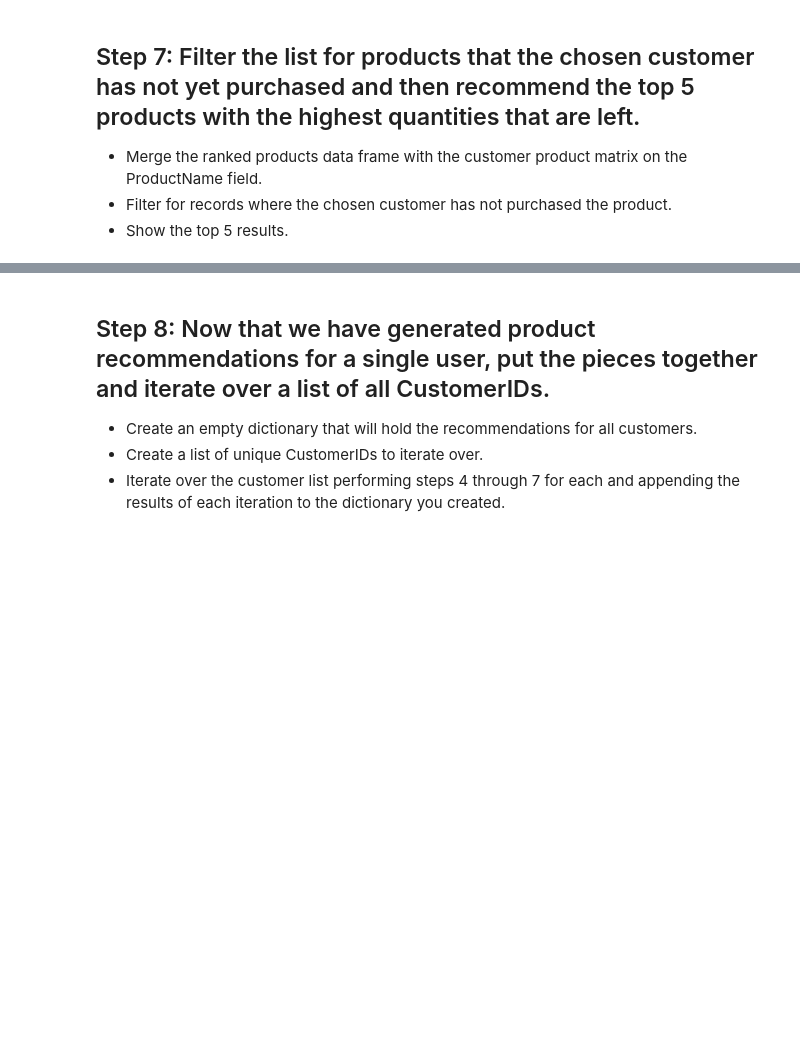
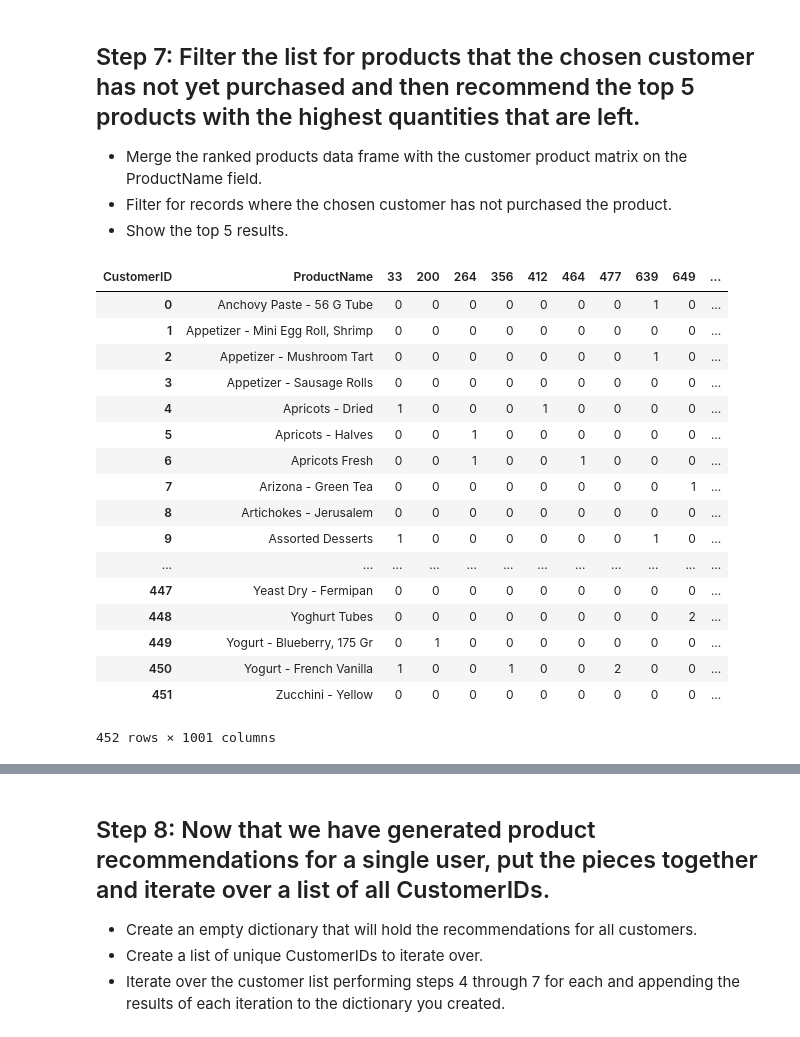
Before and after one commit to ta-datapt-bcn/lab-intro-recommender-systems, a Jupyter notebook: your-code/main.ipynb, the cells around one changed output, grey strips where cells are left out. Cells and saved outputs as stored; diff of their text form; code cells hidden in the pictures; blank space fills up the shorter version.

```diff
--- a/your-code/main.ipynb
+++ b/your-code/main.ipynb
@@ -146,3 +128,25 @@ top5.groupby(['ProductName'], as_index=False)["Quantity"].agg('sum').sort_values
 - Merge the ranked products data frame with the customer product matrix on the ProductName field.
 - Filter for records where the chosen customer has not purchased the product.
 - Show the top 5 results.
+# %%
+matrix2 = matrix.T.reset_index()
+matrix2
+# %% [output]
+| CustomerID | ProductName | 33 | 200 | 264 | 356 | 412 | 464 | 477 | 639 | 649 | ... |
+| 0 | Anchovy Paste - 56 G Tube | 0 | 0 | 0 | 0 | 0 | 0 | 0 | 1 | 0 | ... |
+| 1 | Appetizer - Mini Egg Roll, Shrimp | 0 | 0 | 0 | 0 | 0 | 0 | 0 | 0 | 0 | ... |
+| 2 | Appetizer - Mushroom Tart | 0 | 0 | 0 | 0 | 0 | 0 | 0 | 1 | 0 | ... |
+| 3 | Appetizer - Sausage Rolls | 0 | 0 | 0 | 0 | 0 | 0 | 0 | 0 | 0 | ... |
+| 4 | Apricots - Dried | 1 | 0 | 0 | 0 | 1 | 0 | 0 | 0 | 0 | ... |
+| 5 | Apricots - Halves | 0 | 0 | 1 | 0 | 0 | 0 | 0 | 0 | 0 | ... |
+| 6 | Apricots Fresh | 0 | 0 | 1 | 0 | 0 | 1 | 0 | 0 | 0 | ... |
+| 7 | Arizona - Green Tea | 0 | 0 | 0 | 0 | 0 | 0 | 0 | 0 | 1 | ... |
+| 8 | Artichokes - Jerusalem | 0 | 0 | 0 | 0 | 0 | 0 | 0 | 0 | 0 | ... |
+| 9 | Assorted Desserts | 1 | 0 | 0 | 0 | 0 | 0 | 0 | 1 | 0 | ... |
+| ... | ... | ... | ... | ... | ... | ... | ... | ... | ... | ... | ... |
+| 447 | Yeast Dry - Fermipan | 0 | 0 | 0 | 0 | 0 | 0 | 0 | 0 | 0 | ... |
+| 448 | Yoghurt Tubes | 0 | 0 | 0 | 0 | 0 | 0 | 0 | 0 | 2 | ... |
+| 449 | Yogurt - Blueberry, 175 Gr | 0 | 1 | 0 | 0 | 0 | 0 | 0 | 0 | 0 | ... |
+| 450 | Yogurt - French Vanilla | 1 | 0 | 0 | 1 | 0 | 0 | 2 | 0 | 0 | ... |
+| 451 | Zucchini - Yellow | 0 | 0 | 0 | 0 | 0 | 0 | 0 | 0 | 0 | ... |
+452 rows × 1001 columns
```
Also changed, not shown: parts of 5 cells of this notebook.
